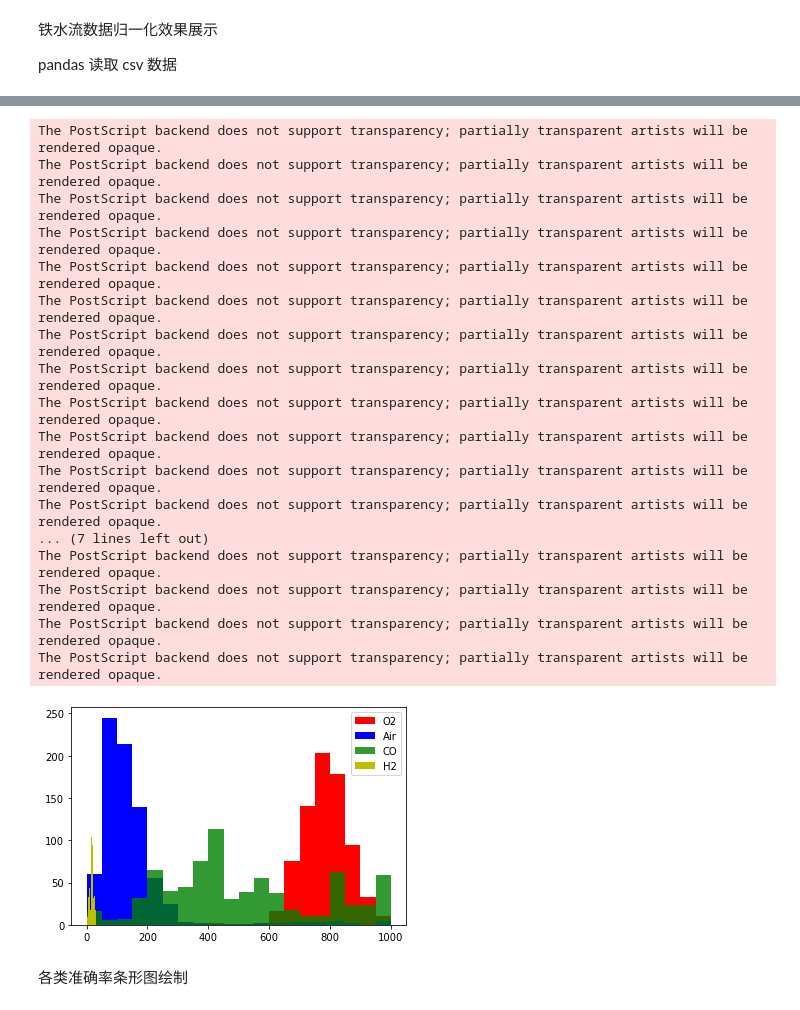
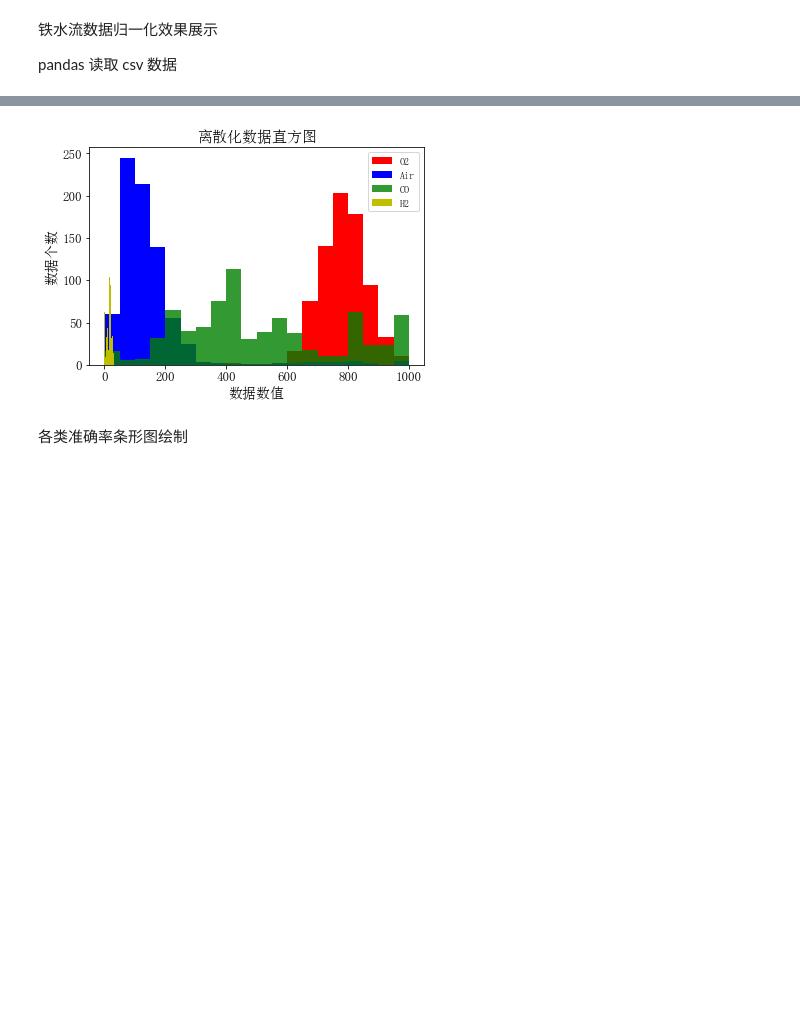
Before and after one commit to wtychn/DeepLearning, a Jupyter notebook: DBtest/draw.ipynb, the cells around one changed output, grey strips where cells are left out. Saved outputs shown, nothing was run; the diff lists cells and outputs as text; code cells hidden in the pictures; blank space fills up the shorter version.

```diff
--- a/DBtest/draw.ipynb
+++ b/DBtest/draw.ipynb
@@ -76,36 +56,23 @@ The PostScript backend does not support transparency; partially transparent arti
 # %%
 # 离散化之后的图
 o = np.floor(table_data['富氧率b'] * 1000)
 air = np.floor(table_data['透气性指数b'] * 1000)
 co = np.floor(table_data['COb'] * 1000)
 h = np.floor(table_data['H2b'] * 1000)
 plt.hist(o, bins=20, color='red', label='O2' , histtype='bar', alpha=1)
 plt.hist(air, bins=20, color='blue', label='Air' , histtype='bar', alpha=1)
 plt.hist(co, bins=20, color='g', label='CO' , histtype='bar', alpha=0.8)
 plt.hist(h, bins=20, color='y', label='H2' , histtype='bar', alpha=1)
+plt.title('离散化数据直方图', size=15)
+plt.xlabel('数据数值', size=14)
+plt.ylabel('数据个数', size=14)
+plt.tick_params(labelsize=13)
 plt.legend()
-save_path = os.path.join(save_dir, 'discretize.eps')
+save_path = os.path.join(save_dir, 'discretize.pdf')
 plt.savefig(save_path)
 plt.show()
 # %% [output]
-The PostScript backend does not support transparency; partially transparent artists will be rendered opaque.
-The PostScript backend does not support transparency; partially transparent artists will be rendered opaque.
-The PostScript backend does not support transparency; partially transparent artists will be rendered opaque.
-The PostScript backend does not support transparency; partially transparent artists will be rendered opaque.
-The PostScript backend does not support transparency; partially transparent artists will be rendered opaque.
-The PostScript backend does not support transparency; partially transparent artists will be rendered opaque.
-The PostScript backend does not support transparency; partially transparent artists will be rendered opaque.
-The PostScript backend does not support transparency; partially transparent artists will be rendered opaque.
-The PostScript backend does not support transparency; partially transparent artists will be rendered opaque.
-The PostScript backend does not support transparency; partially transparent artists will be rendered opaque.
-The PostScript backend does not support transparency; partially transparent artists will be rendered opaque.
-The PostScript backend does not support transparency; partially transparent artists will be rendered opaque.
-... (7 lines left out)
-The PostScript backend does not support transparency; partially transparent artists will be rendered opaque.
-The PostScript backend does not support transparency; partially transparent artists will be rendered opaque.
-The PostScript backend does not support transparency; partially transparent artists will be rendered opaque.
-The PostScript backend does not support transparency; partially transparent artists will be rendered opaque.
-[figure, old version]
+[figure, new version]
 # %% [markdown]
 各类准确率条形图绘制
 # %%
```
Also changed, not shown: parts of 8 cells of this notebook.
